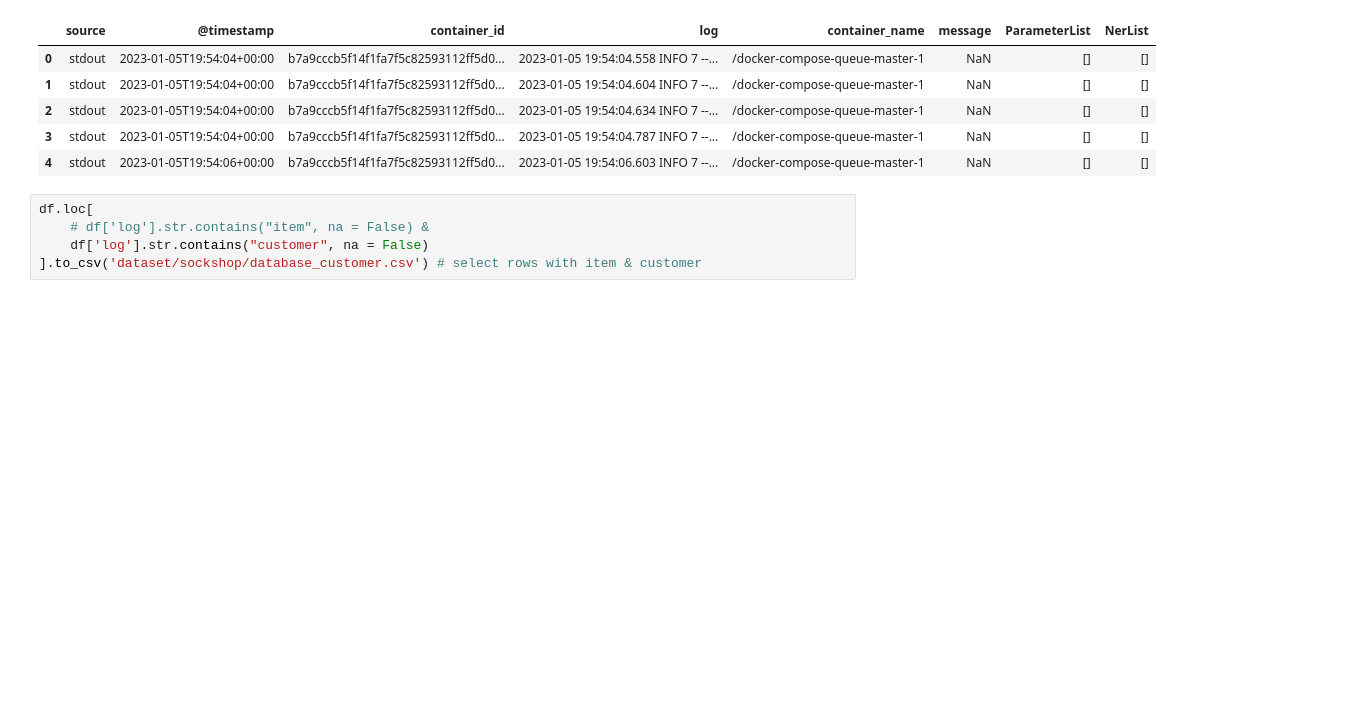
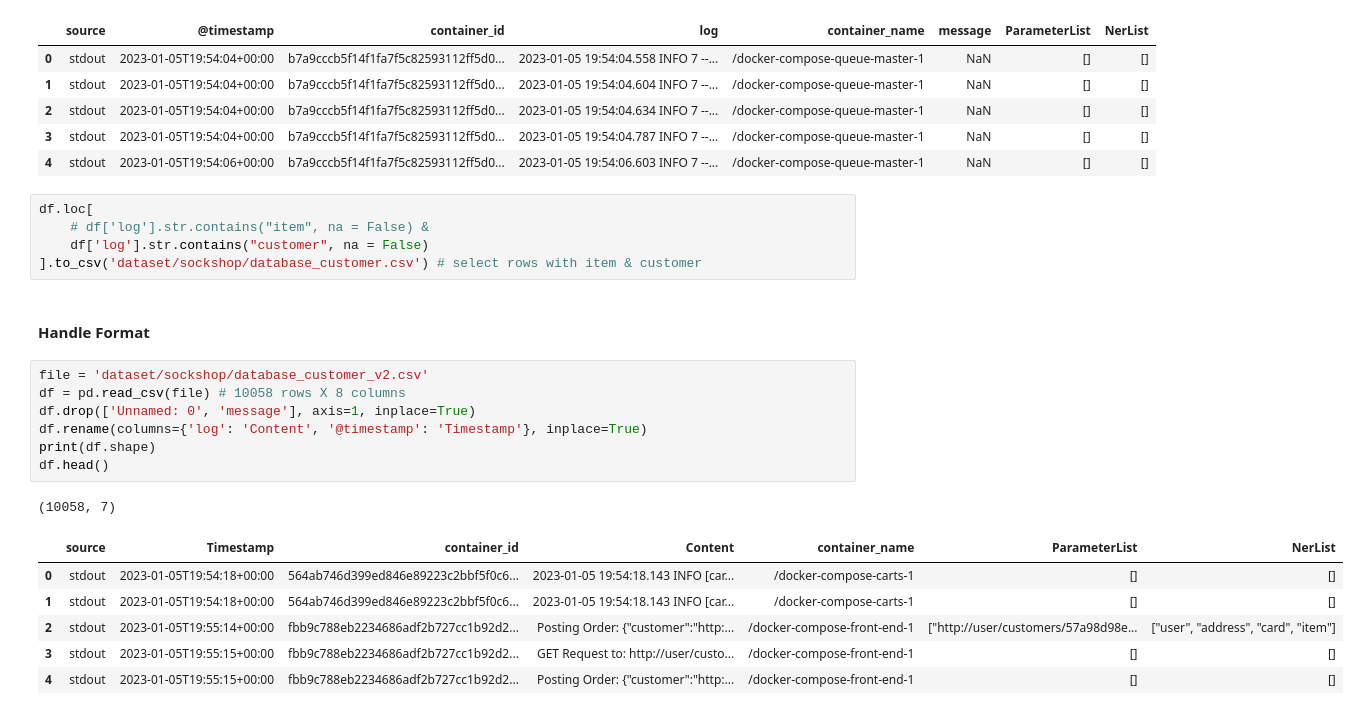
Before and after one commit to yul091/Loggraph, a Jupyter notebook: prompt.ipynb, the cells around one changed output. Cells and saved outputs as stored; diff of their text form; blank space fills up the shorter version.

```diff
--- a/prompt.ipynb
+++ b/prompt.ipynb
@@ -1679,3 +1679,20 @@ df.loc[
     # df['log'].str.contains("item", na = False) &
     df['log'].str.contains("customer", na = False)
 ].to_csv('dataset/sockshop/database_customer.csv') # select rows with item & customer
+# %% [markdown]
+#### Handle Format
+# %%
+file = 'dataset/sockshop/database_customer_v2.csv'
+df = pd.read_csv(file) # 10058 rows X 8 columns
+df.drop(['Unnamed: 0', 'message'], axis=1, inplace=True)
+df.rename(columns={'log': 'Content', '@timestamp': 'Timestamp'}, inplace=True)
+print(df.shape)
+df.head()
+# %% [output]
+(10058, 7)
+|  | source | Timestamp | container_id | Content | container_name | ParameterList | NerList |
+| 0 | stdout | 2023-01-05T19:54:18+00:00 | 564ab746d399ed846e89223c2bbf5f0c6... | 2023-01-05 19:54:18.143 INFO [car... | /docker-compose-carts-1 | [] | [] |
+| 1 | stdout | 2023-01-05T19:54:18+00:00 | 564ab746d399ed846e89223c2bbf5f0c6... | 2023-01-05 19:54:18.143 INFO [car... | /docker-compose-carts-1 | [] | [] |
+| 2 | stdout | 2023-01-05T19:55:14+00:00 | fbb9c788eb2234686adf2b727cc1b92d2... | Posting Order: {"customer":"http:... | /docker-compose-front-end-1 | ["http://user/customers/57a98d98e... | ["user", "address", "card", "item"] |
+| 3 | stdout | 2023-01-05T19:55:15+00:00 | fbb9c788eb2234686adf2b727cc1b92d2... | GET Request to: http://user/custo... | /docker-compose-front-end-1 | [] | [] |
+| 4 | stdout | 2023-01-05T19:55:15+00:00 | fbb9c788eb2234686adf2b727cc1b92d2... | Posting Order: {"customer":"http:... | /docker-compose-front-end-1 | [] | [] |
```
Also changed, not shown: parts of 4 cells of this notebook, 4 other files.
